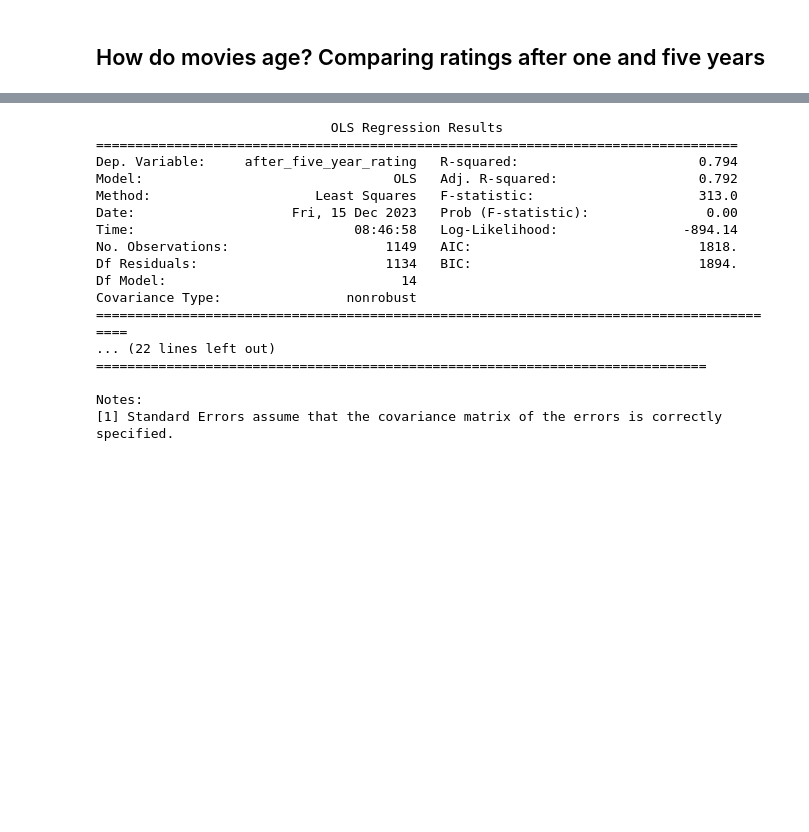
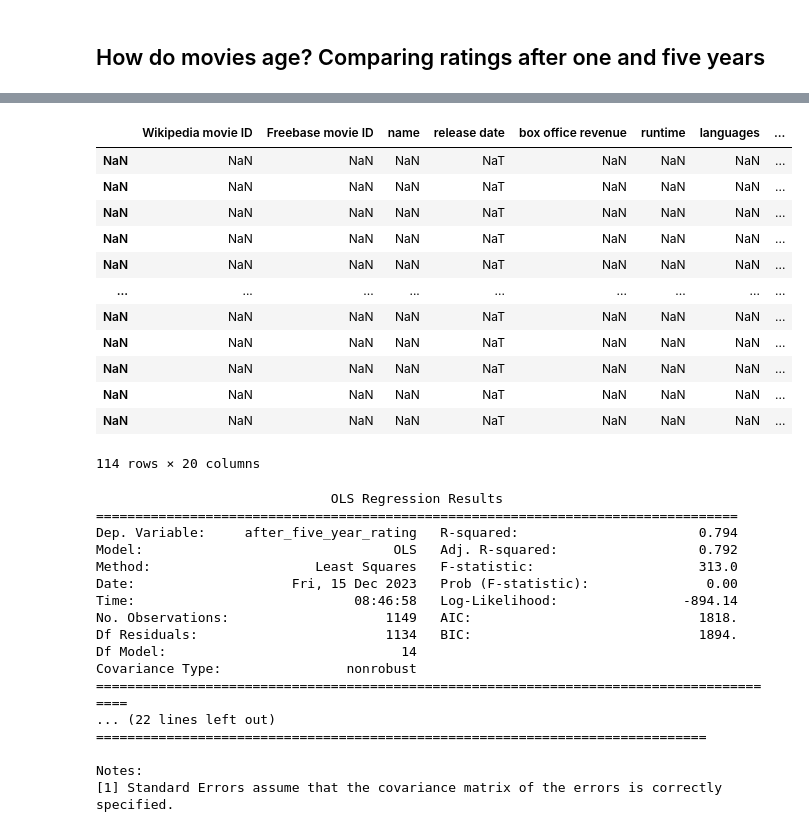
Before and after one commit to epfl-ada/ada-2023-project-msosm, a Jupyter notebook: main.ipynb, the cells around one changed output, grey strips where cells are left out. Saved outputs shown, nothing was run; the diff lists cells and outputs as text; code cells hidden in the pictures; blank space fills up the shorter version.

```diff
--- a/main.ipynb
+++ b/main.ipynb
@@ -514,3 +493,19 @@ Text(0.5, 1.0, 'movie rating after one and five year from release')
+# %%
+ratings_metadata
+# %% [output]
+|  | Wikipedia movie ID | Freebase movie ID | name | release date | box office revenue | runtime | languages | ... |
+| NaN | NaN | NaN | NaN | NaT | NaN | NaN | NaN | ... |
+| NaN | NaN | NaN | NaN | NaT | NaN | NaN | NaN | ... |
+| NaN | NaN | NaN | NaN | NaT | NaN | NaN | NaN | ... |
+| NaN | NaN | NaN | NaN | NaT | NaN | NaN | NaN | ... |
+| NaN | NaN | NaN | NaN | NaT | NaN | NaN | NaN | ... |
+| ... | ... | ... | ... | ... | ... | ... | ... | ... |
+| NaN | NaN | NaN | NaN | NaT | NaN | NaN | NaN | ... |
+| NaN | NaN | NaN | NaN | NaT | NaN | NaN | NaN | ... |
+| NaN | NaN | NaN | NaN | NaT | NaN | NaN | NaN | ... |
+| NaN | NaN | NaN | NaN | NaT | NaN | NaN | NaN | ... |
+| NaN | NaN | NaN | NaN | NaT | NaN | NaN | NaN | ... |
+114 rows × 20 columns
 # %%
 
 y = ratings_metadata.after_five_year_rating
```
Also changed, not shown: parts of 17 cells of this notebook.
